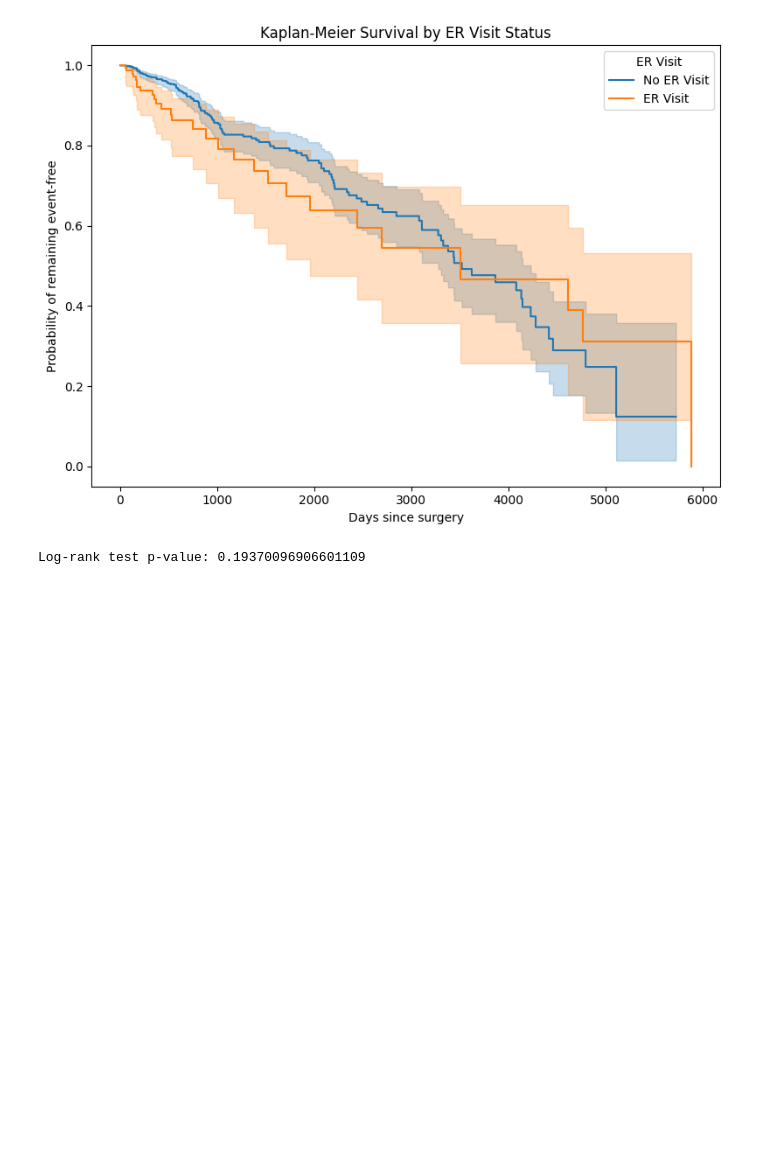
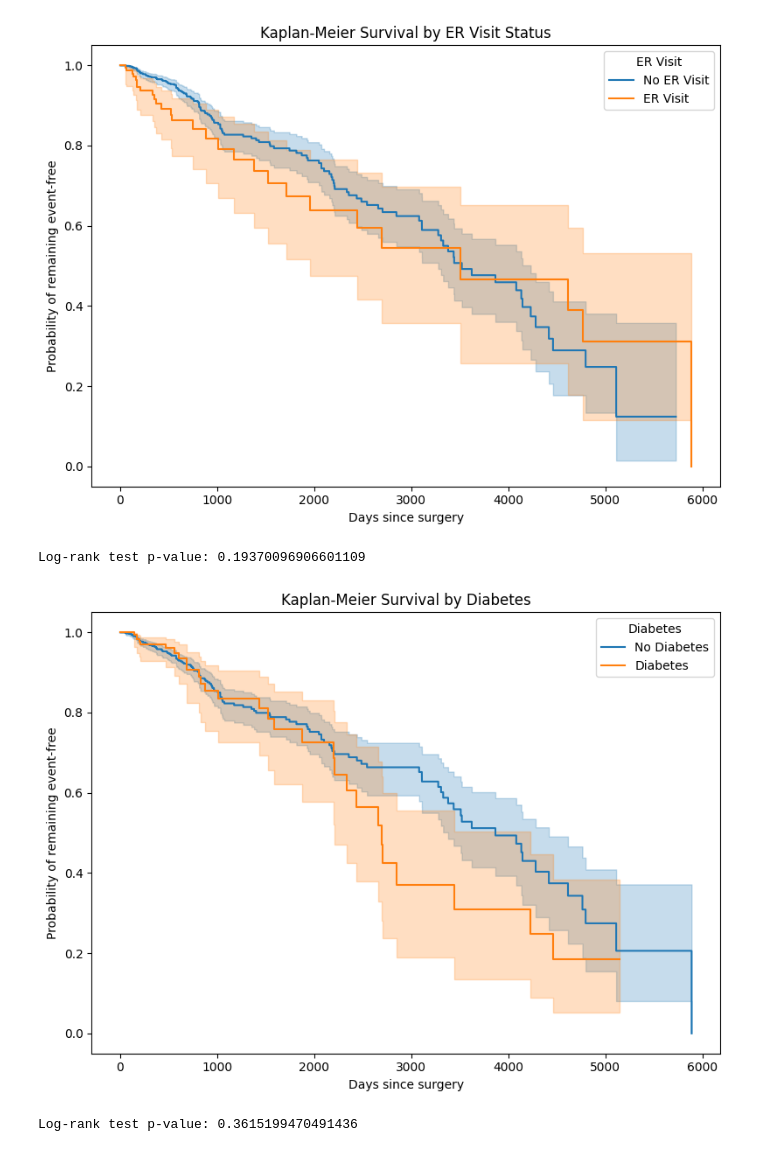
Before and after one commit to preciousiajilore/survival_mtlr, a Jupyter notebook: notebooks/firstsubset.ipynb, the cells around one changed output. Drawn from its saved outputs; the diff is of its cells as text; code cells hidden in the pictures; blank space fills up the shorter version.

```diff
--- a/notebooks/firstsubset.ipynb
+++ b/notebooks/firstsubset.ipynb
@@ -309,3 +330,32 @@ print("Log-rank test p-value:", results.p_value)
 # %% [output]
 [figure]
 Log-rank test p-value: 0.19370096906601109
+# %%
+diabetes_kmf = KaplanMeierFitter()
+diabetes_map = {0: "No Diabetes", 1: "Diabetes"}
+
+plt.figure(figsize=(8, 6))
+
+for label, group in df_clean.groupby("Diabetes"):
+    legend_label = diabetes_map[label] if label in er_map else str(label)
+    diabetes_kmf.fit(group["time_to_event"], group["Failure"], label=legend_label)
+    diabetes_kmf.plot_survival_function(ci_show=True)
+
+plt.xlabel("Days since surgery")
+plt.ylabel("Probability of remaining event-free")
+plt.title("Kaplan-Meier Survival by Diabetes")
+plt.legend(title="Diabetes")
+plt.tight_layout()
+plt.show()
+
+group0 = df_clean[df_clean["Diabetes"] == 0]
+group1 = df_clean[df_clean["Diabetes"] == 1]
+
+results = logrank_test(
+    group0["time_to_event"], group1["time_to_event"],
+    event_observed_A=group0["Failure"], event_observed_B=group1["Failure"]
+)
+print("Log-rank test p-value:", results.p_value)
+# %% [output]
+[figure, added]
+Log-rank test p-value: 0.3615199470491436
```
Also changed, not shown: parts of 7 cells of this notebook.
